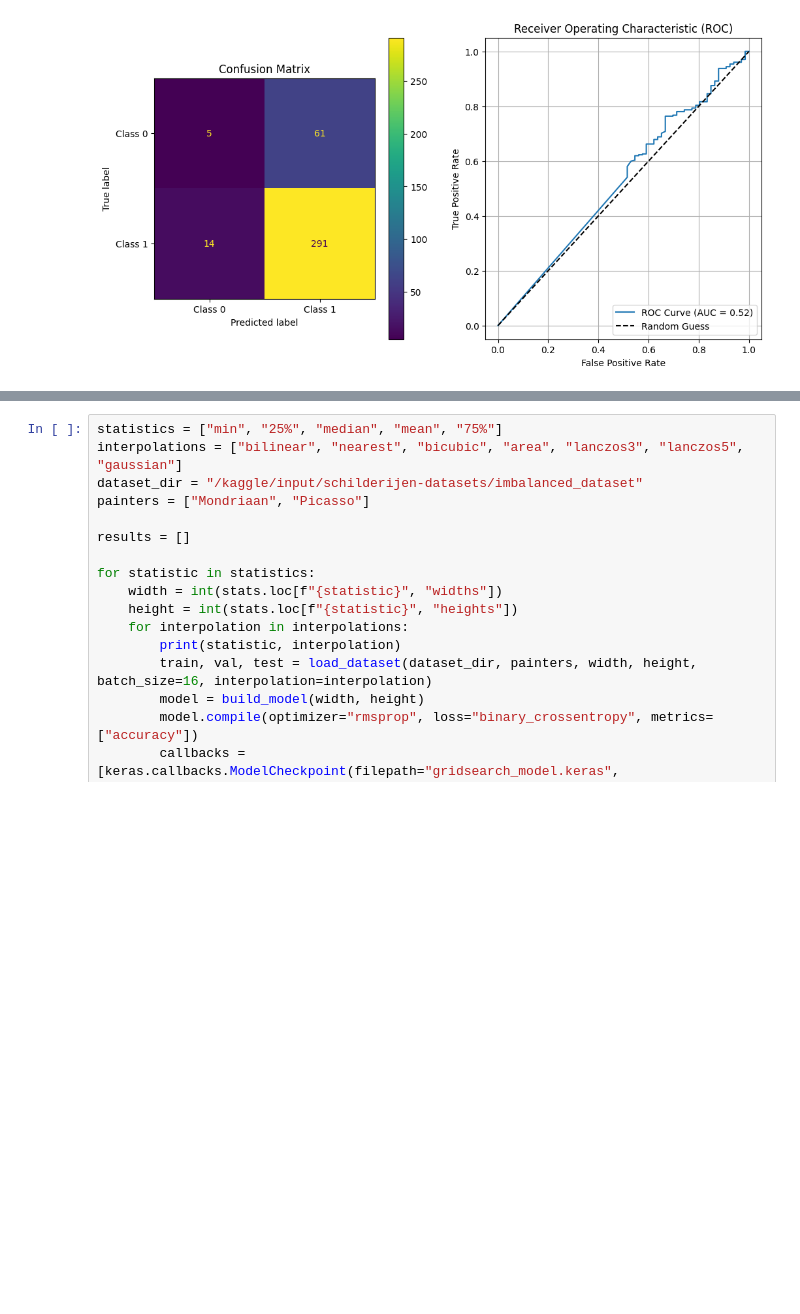
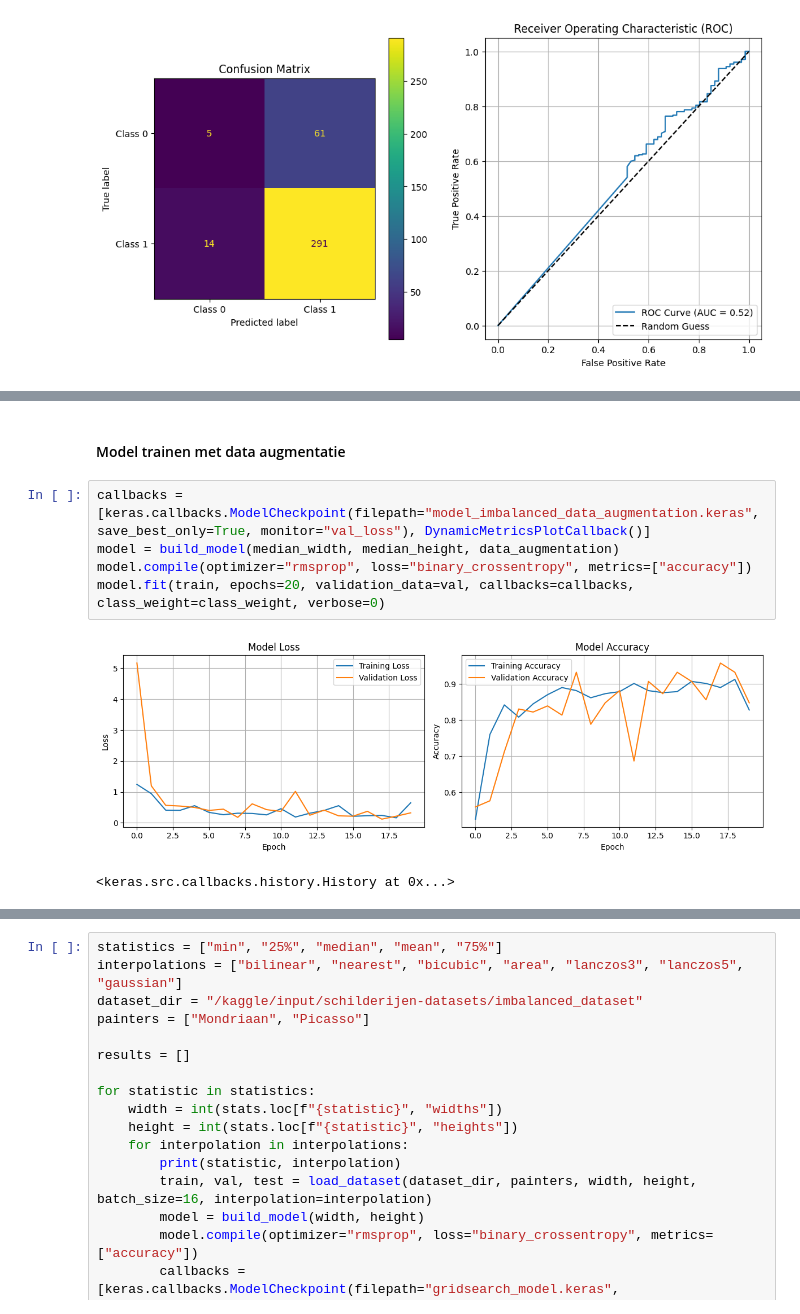
Before and after one commit to Tim-Mortier/Schilderijen-Classificatie, a Jupyter notebook: 4_Data_Sampling_Reshaping.ipynb, the cells around one changed output, grey strips where cells are left out. Cells and saved outputs as stored; diff of their text form; blank space fills up the shorter version.

```diff
--- a/4_Data_Sampling_Reshaping.ipynb
+++ b/4_Data_Sampling_Reshaping.ipynb
@@ -372,0 +449,10 @@ ROC AUC:  0.5149279682066568
+# %% [markdown]
+#### Model trainen met data augmentatie
+# %%
+callbacks = [keras.callbacks.ModelCheckpoint(filepath="model_imbalanced_data_augmentation.keras", save_best_only=True, monitor="val_loss"), DynamicMetricsPlotCallback()]
+model = build_model(median_width, median_height, data_augmentation)
+model.compile(optimizer="rmsprop", loss="binary_crossentropy", metrics=["accuracy"])
+model.fit(train, epochs=20, validation_data=val, callbacks=callbacks, class_weight=class_weight, verbose=0)
+# %% [output]
+[figure, added]
+<keras.src.callbacks.history.History at 0x...>
```
Also changed, not shown: parts of 25 cells of this notebook.
